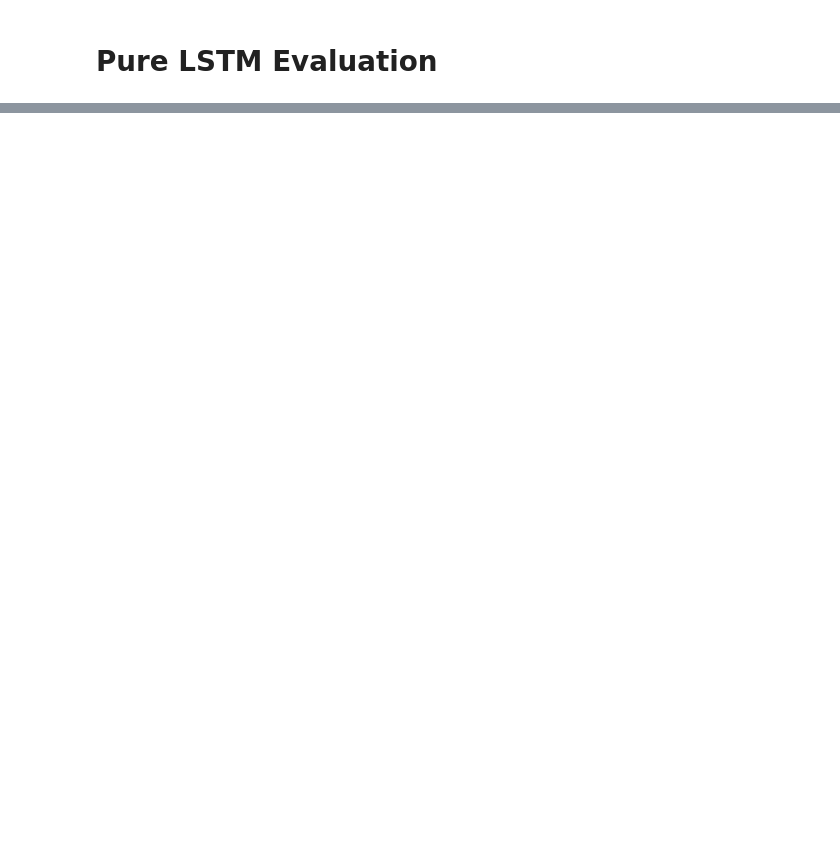
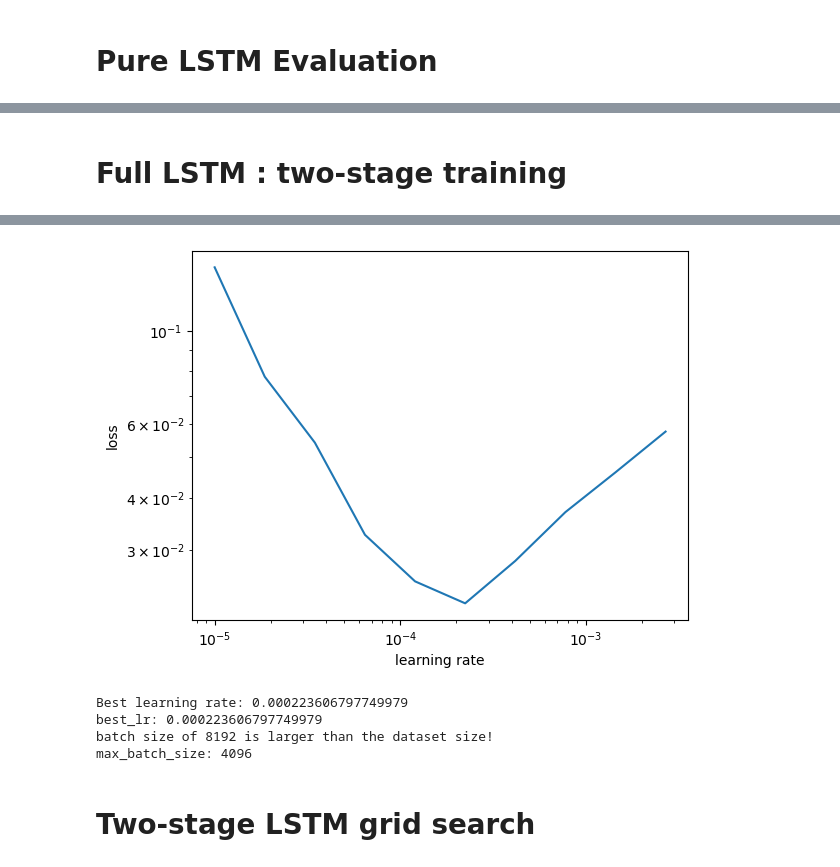
Before and after one commit to luzny274/Taipei-Bus-Stop-Traffic-Prediction, a Jupyter notebook: Vita/LSTM.ipynb, the cells around one changed output, grey strips where cells are left out. Drawn from its saved outputs; the diff is of its cells as text; code cells hidden in the pictures; blank space fills up the shorter version.

```diff
--- a/Vita/LSTM.ipynb
+++ b/Vita/LSTM.ipynb
@@ -193,0 +477,2 @@ utils.evaluate_model(best_model_base, max_batch_size_base)
+# %% [markdown]
+# Full LSTM : two-stage training
@@ -193,0 +513,15 @@ utils.evaluate_model(best_model_base, max_batch_size_base)
+# %%
+# Find the best initial learning rate
+hidden_size = 512
+num_layers = 2
+
+params = {'batch_size': 4, 'epochs' : 10, 'loss': 'MSE', 'weight_decay': 0, 'hidden_size':hidden_size, 'num_layers':num_layers, 'dropout_rate':0}
+min_lr = 1e-5
+max_lr = 5e-3
+
+model, train_losses, learning_rates, best_lr_prefilled = utils.Learning_Rate_Range_Test(LSTM_prefilled, min_lr, max_lr, params)
+print("best_lr:", best_lr_prefilled)
+
+# Find the maximum batch size
+max_batch_size_prefilled = utils.get_max_batch_size(model)
+# %% [output]
@@ -193,0 +545,7 @@ utils.evaluate_model(best_model_base, max_batch_size_base)
+[figure, added]
+Best learning rate: 0.000223606797749979
+best_lr: 0.000223606797749979
+batch size of 8192 is larger than the dataset size!
+max_batch_size: 4096
+# %% [markdown]
+# Two-stage LSTM grid search
```
Also changed, not shown: parts of 22 cells of this notebook, 10 other files.
